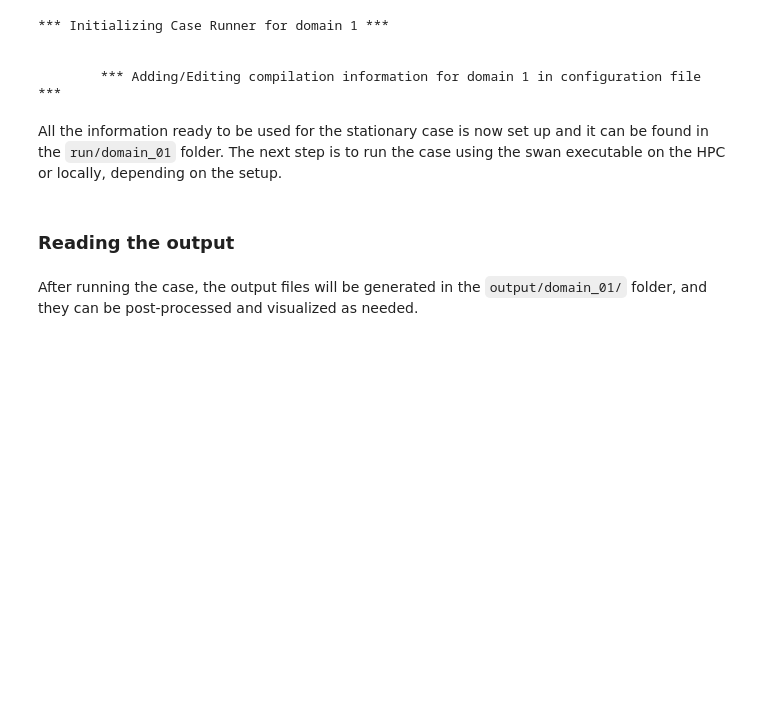
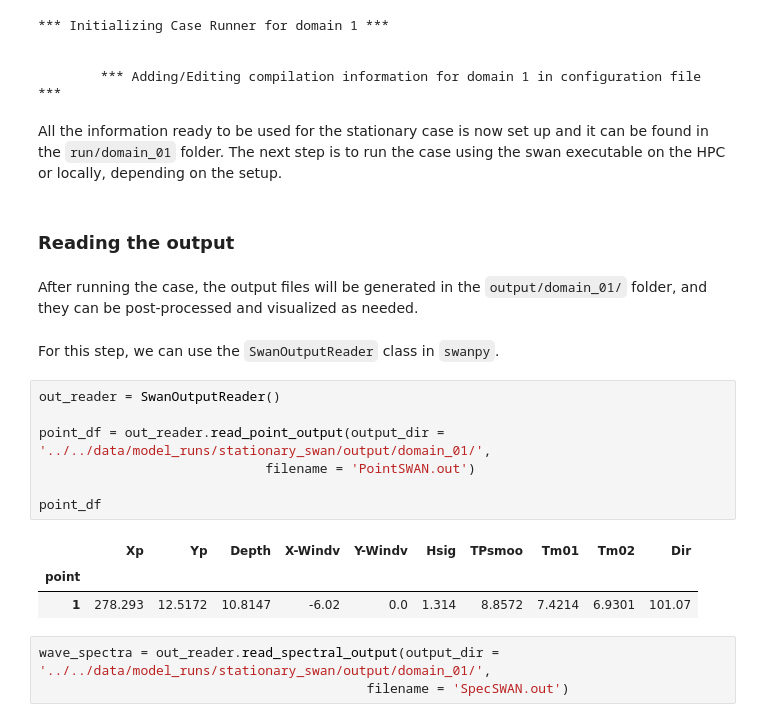
Before and after one commit to oceanicos-dev-org/oceanicospy, a Jupyter notebook: examples/models/swan_stationary_case.ipynb, the cells around one changed output. Saved outputs shown, nothing was run; the diff lists cells and outputs as text; blank space fills up the shorter version.

```diff
--- a/examples/models/swan_stationary_case.ipynb
+++ b/examples/models/swan_stationary_case.ipynb
@@ -332,3 +336,19 @@ All the information ready to be used for the stationary case is now set up and i
 ### Reading the output
 # %% [markdown]
 After running the case, the output files will be generated in the `output/domain_01/` folder, and they can be post-processed and visualized as needed.
+# %% [markdown]
+For this step, we can use the `SwanOutputReader` class in `swanpy`.
+# %%
+out_reader = SwanOutputReader()
+
+point_df = out_reader.read_point_output(output_dir = '../../data/model_runs/stationary_swan/output/domain_01/',
+                             filename = 'PointSWAN.out')
+
+point_df
+# %% [output]
+|  | Xp | Yp | Depth | X-Windv | Y-Windv | Hsig | TPsmoo | Tm01 | Tm02 | Dir |
+| point |  |  |  |  |  |  |  |  |  |  |
+| 1 | 278.293 | 12.5172 | 10.8147 | -6.02 | 0.0 | 1.314 | 8.8572 | 7.4214 | 6.9301 | 101.07 |
+# %%
+wave_spectra = out_reader.read_spectral_output(output_dir = '../../data/model_runs/stationary_swan/output/domain_01/',
+                                          filename = 'SpecSWAN.out')
```
Also changed, not shown: parts of 9 cells of this notebook, 1 other file.
